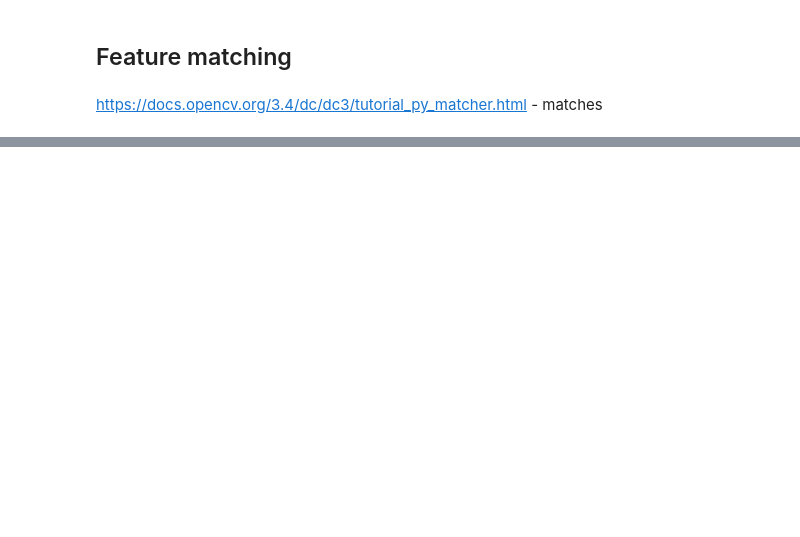
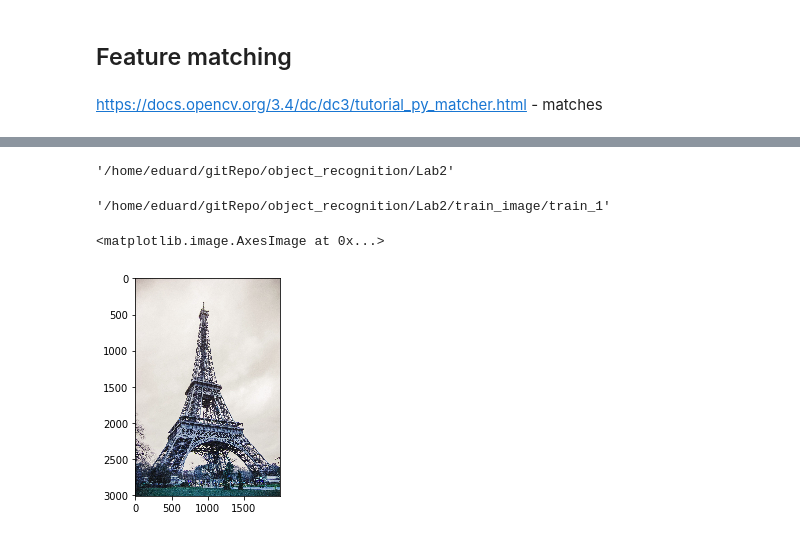
Before and after one commit to bateikoEd/object_recognition, a Jupyter notebook: Lab2/sift.ipynb, the cells around one changed output, grey strips where cells are left out. Cells and saved outputs as stored; diff of their text form; code cells hidden in the pictures; blank space fills up the shorter version.

```diff
--- a/Lab2/sift.ipynb
+++ b/Lab2/sift.ipynb
@@ -82,0 +128,16 @@ plt.imshow(cv2.UMat.get(result))
+# %%
+path
+# %% [output]
+'/home/eduard/gitRepo/object_recognition/Lab2'
+# %%
+f'{path}/train_image/train_{1}'
+# %% [output]
+'/home/eduard/gitRepo/object_recognition/Lab2/train_image/train_1'
+# %%
+image_kernel_path = f'{path}/train_image/train_{2}.jpg'
+img_kernel = cv2.imread(image_kernel_path)
+# %%
+plt.imshow(img_kernel)
+# %% [output]
+<matplotlib.image.AxesImage at 0x...>
+[figure, added]
```
Also changed, not shown: parts of 22 cells of this notebook, 10 other files.
